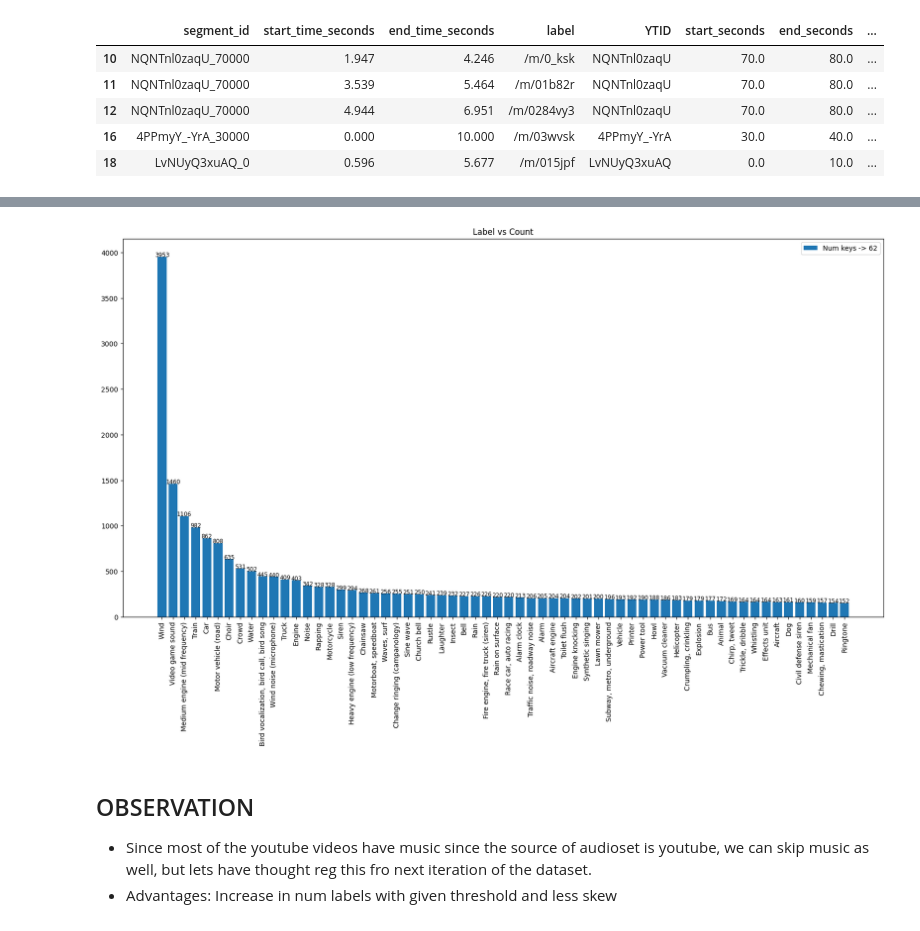
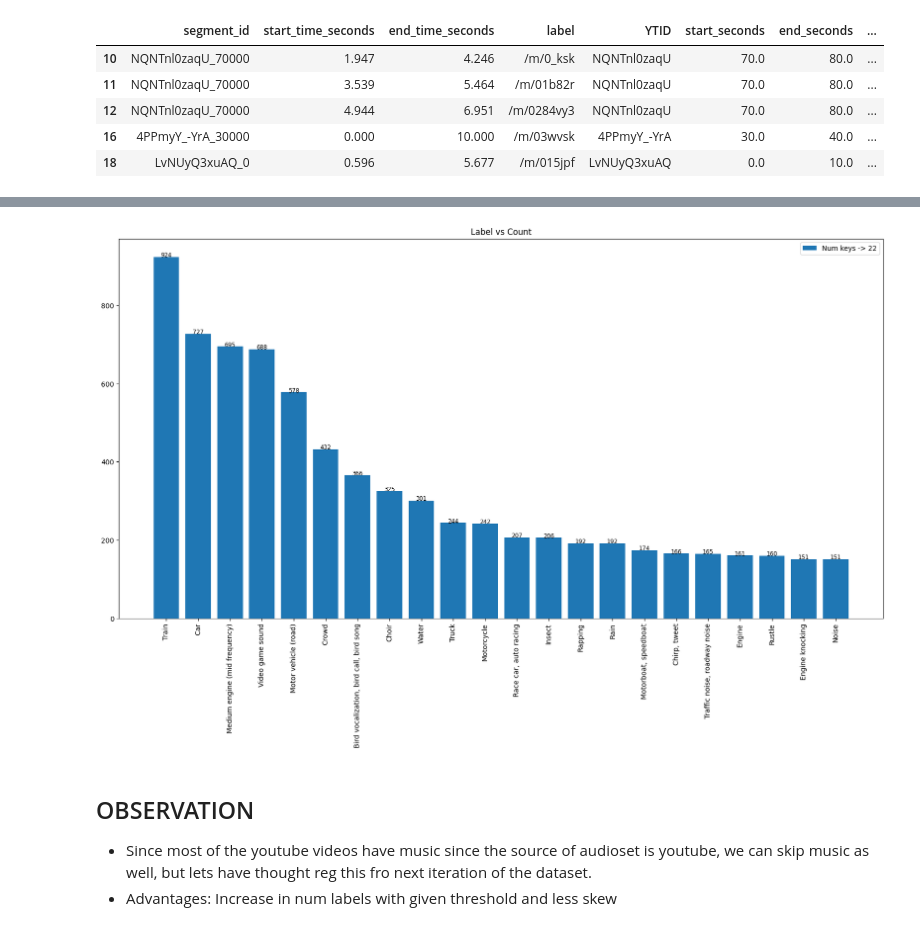
Before and after one commit to WhissleAI/visual_speech_recognition, a Jupyter notebook: analysis_audioset.ipynb, the cells around one changed output, grey strips where cells are left out. Saved outputs shown, nothing was run; the diff lists cells and outputs as text; code cells hidden in the pictures.

```diff
--- a/analysis_audioset.ipynb
+++ b/analysis_audioset.ipynb
@@ -170,6 +175,7 @@ def get_num_samples_for_given_labels(df, labels):
     return label_vs_num_samples
 
 dfs = get_filtered_df(ann_files_real, ann_files_speech_rem)
+mid_to_label = pd.read_csv('/disk1/audioset/annotations/mid_to_display_name.tsv', sep='\t', names=['mid', 'label'])
 # %% [output]
 Num IDs in train -> 103463
 train -> 47438
@@ -209,5 +244,5 @@ df.head()
 # %%
-import matplotlib.pyplot as plt
+
 def plot_label_vs_count(label_to_count, mid_to_label,min_num_samples ):
     """
     Plots a bar chart of labels vs. their counts.
@@ -234,7 +269,7 @@ def plot_label_vs_count(label_to_count, mid_to_label,min_num_samples ):
     plt.show()
 
 
-def process_youtube_data(df, with_music=False):
+def process_youtube_data_with_max(df, with_music=False, eval=False, labels_considered=[]):
     """
     Process YouTube data to find the label with the maximum duration for each YTID,
     and then count and print the labels in descending order of their counts.
@@ -246,12 +281,14 @@ def process_youtube_data(df, with_music=False):
         ytid_to_label_max_duration (dict): mapping YTID to label with the maximum duration.
         label_to_count (dict): mapping label to its count.
     """
+    dir = '/disk1/audioset/' + split_type+'/videos/'
     # Convert DataFrame to dictionary records
     data = df.to_dict('records')
-    mids_to_avoid = [ '/m/0c1dj', '/m/093_4n', '/t/dd00077', '/m/04rlf'] # ['Sound Effect', 'Background Noise', 'Mechanisms', 'Music]
+    mids_to_avoid = [ '/m/0c1dj', '/m/093_4n', '/t/dd00077', '/m/04rlf', '/t/dd00092','/m/096m7z'] # ['Sound Effect', 'Background Noise', 'Mechanisms', 'Music','Noise']
+    # '/m/026fgl','/m/03m9d0z' -> 'Wind noise (microphone), 'Wind'
     # Initialize the dictionary to store the label with max duration for each YTID
     ytid_to_label = {}
-
+    files_list = os.listdir(dir)
     # Iterate over each row in the data
     for row in data:
         ytid = row['YTID']
@@ -260,6 +297,8 @@ def process_youtube_data(df, with_music=False):
 
         # If the YTID is not in the dictionary, or if the current duration is greater than the stored one
         if (ytid not in ytid_to_label or duration > ytid_to_label[ytid]['duration'] )and not (with_music and (label in mids_to_avoid)):
+            if eval and label not in labels_considered:
+                continue
             ytid_to_label[ytid] = {'label': label, 'duration': duration, 'start_time': row['start_time_seconds'], 'end_time': row['end_time_seconds']}
 
     # Create a final dictionary with YTID to the label with the max duration
@@ -270,36 +309,115 @@ def process_youtube_data(df, with_music=False):
     for ytid, label in ytid_to_label_max_duration.items():
         if label in label_to_count:
             label_to_count[label] += 1
         else:
             label_to_count[label] = 1
 
     # Sort the label to count dictionary by count in descending order
     label_to_count = dict(sorted(label_to_count.items(), key=lambda item: item[1], reverse=True))
 
     # Print the labels and their counts in descending order
     # idx = 0
     # for mid, count in label_to_count.items():
     #     idx += 1
     #     label = mid_to_label[mid_to_label['mid'] == mid]['label'].values[0]
     #     print(f'{label} ({idx}) -> {count}')
 
     return ytid_to_label_max_duration, label_to_count, ytid_to_label
 
-label_selection_config = {
+def process_youtube_data_filtered(df, with_music=False, eval=False, labels_considered=[]):
+    """
+    Process YouTube data to filter out YTIDs with only one label after avoiding certain labels,
+    and then find the label with the maximum duration for each remaining YTID,
+    and then count and print the labels in descending order of their counts.
+
+    Args:
+        df (pd.DataFrame): DataFrame containing YouTube segment data.
+
+    Returns:
+        ytid_to_label_max_duration (dict): mapping YTID to label with the maximum duration.
+        label_to_count (dict): mapping label to its count.
+    """
+    mids_to_avoid = ['/m/0c1dj', '/m/093_4n', '/t/dd00077', '/m/04rlf', '/t/dd00092', '/m/026fgl','/m/03m9d0z']
+
+    # Filter out rows with labels to avoid
+    df_filtered = df[~df['label'].isin(mids_to_avoid)]
+
+    # Filter out YTIDs with only one label
+    ytid_counts = df_filtered['YTID'].value_counts()
+    ytids_to_include = ytid_counts[ytid_counts > 1].index
+    df_filtered = df_filtered[df_filtered['YTID'].isin(ytids_to_include)]
+
+    # Convert DataFrame to dictionary records
+    data = df_filtered.to_dict('records')
+
+    # Initialize the dictionary to store the label with max duration for each YTID
+    ytid_to_label = {}
+
+    # Iterate over each row in the data
+    for row in data:
+        ytid = row['YTID']
+        label = row['label']
+        duration = row['duration']
+
+        # If the YTID is not in the dictionary, or if the current duration is greater than the stored one
+        if (ytid not in ytid_to_label or duration > ytid_to_label[ytid]['duration']) and not (with_music and (label in mids_to_avoid)):
+            if eval and label not in labels_considered:
+                continue
+            ytid_to_label[ytid] = {'label': label, 'duration': duration, 'start_time': row['start_time_seconds'], 'end_time': row['end_time_seconds']}
+
+    # Create a final dictionary with YTID to the label with the max duration
+    ytid_to_label_and_duration = {ytid: value['label'] for ytid, value in ytid_to_label.items()}
+
+    # Get label to count dictionary
+    label_to_count = {}
+    for ytid, label in ytid_to_label_and_duration.items():
+        if label in label_to_count:
+            label_to_count[label] += 1
+        else:
+            label_to_count[label] = 1
+
+    # Sort the label to count dictionary by count in descending order
+    label_to_count = dict(sorted(label_to_count.items(), key=lambda item: item[1], reverse=True))
+
+    return ytid_to_label_and_duration, label_to_count, ytid_to_label
+
+
+label_selection_config_train = {
 "min_num_samples_per_class" : 150,
 "min_num_samples_per_for_visual_stimuli":100,
 "target_num_samples" : 450
 }
+label_selection_config_eval = {
+"min_num_samples_per_class" : 10,
+"min_num_samples_per_for_visual_stimuli":50,
+"target_num_samples" : 150
+}
+if split_type == 'train':
+    label_selection_config = label_selection_config_train
+    eval = False
+elif split_type == 'eval':
+    label_selection_config = label_selection_config_eval
+    eval = True
+else:
+    raise NotImplementedError(f"Split type {split_type} not implemented")
 
-ytid_to_label_max_duration, label_to_count, ytid_to_label = process_youtube_data(df, with_music=True)
+
+# labels_considered = []
+# with open('/disk1/audioset/annotations/it1_audioset_labels.json', 'r') as f:
+#     labels_considered = json.load(f)
+#     print(f"Num labels considered -> {len(labels_considered)}")
+
+
+ytid_to_label_max_duration, label_to_count, ytid_to_label = process_youtube_data_filtered(df, with_music=True, eval = eval)
+# ytid_to_label_max_duration, label_to_count, ytid_to_label = process_youtube_data_with_max(df, with_music=True, eval = eval,labels_considered=labels_considered)
 
 plot_label_vs_count(label_to_count, mid_to_label,label_selection_config["min_num_samples_per_class"] )
 
 # ytid_to_label_max_duration_no_music, label_to_count_no_music, ytid_to_label_no_music = process_youtube_data(df, mid_to_label,with_music=True)
 
 # plot_label_vs_count(label_to_count_no_music, mid_to_label,label_selection_config["min_num_samples"] )
 # %% [output]
-[figure, old version]
+[figure, new version]
 # %% [markdown]
 ## OBSERVATION
 - Since most of the youtube videos have music since the source of audioset is youtube, we can skip music as well, but lets have thought reg this fro next iteration of the dataset.
```
Also changed, not shown: parts of 15 cells of this notebook, 3 other files.
